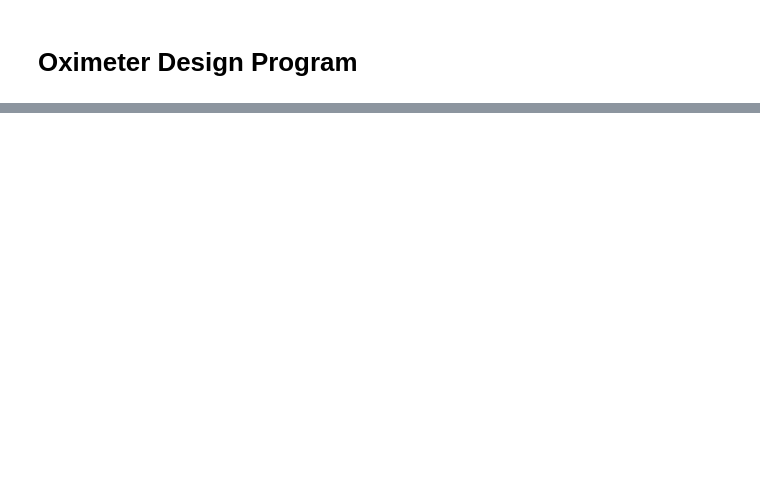
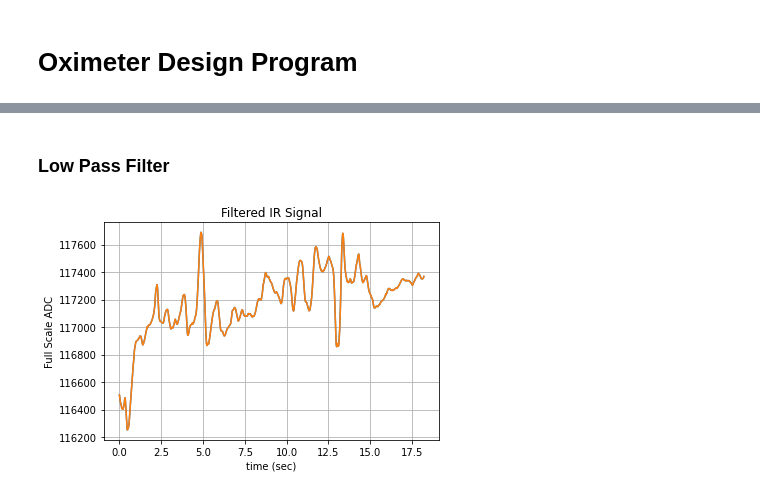
Before and after one commit to KingMatty314/TinyPicoHealthWatch, a Jupyter notebook: notebooks/Oximeter.ipynb, the cells around one changed output, grey strips where cells are left out. Drawn from its saved outputs; the diff is of its cells as text; code cells hidden in the pictures; blank space fills up the shorter version.

```diff
--- a/notebooks/Oximeter.ipynb
+++ b/notebooks/Oximeter.ipynb
@@ -22,0 +36,25 @@
+# %% [markdown]
+### Low Pass Filter
+# %%
+def lpf(x, omega_c, T):
+    N = len(x)-1
+    y = x
+    alpha = (2-T*omega_c)/(2+T*omega_c)
+    beta = T*omega_c/(2+T*omega_c)
+    for k in range(1, N):
+        y[k] = alpha*y[k-1] + beta*(x[k]+x[k-1])
+    return y
+
+omega = 2.0 * np.pi * 5.0 # Cut-off Frequency
+T = 0.02 # Sampling time
+
+lpf_ir = lpf(ir, omega, T)
+plt.plot(time, lpf_ir)
+plt.plot(time, ir)
+plt.xlabel("time (sec)")
+plt.ylabel("Full Scale ADC")
+plt.title("Filtered IR Signal")
+plt.grid()
+plt.show()
+# %% [output]
+[figure, added]
```
Also changed, not shown: parts of 21 cells of this notebook, 3 other files.
